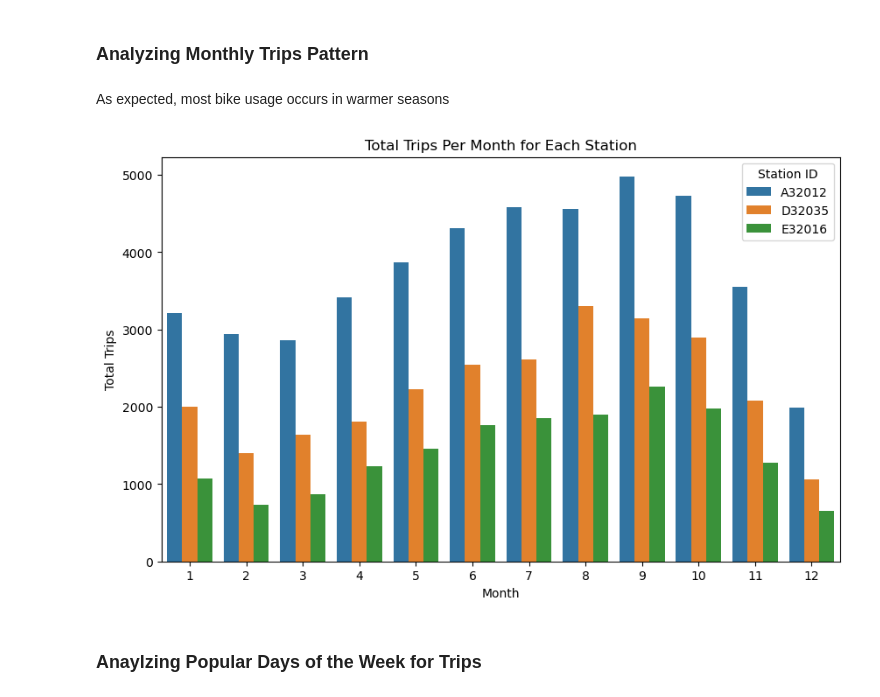
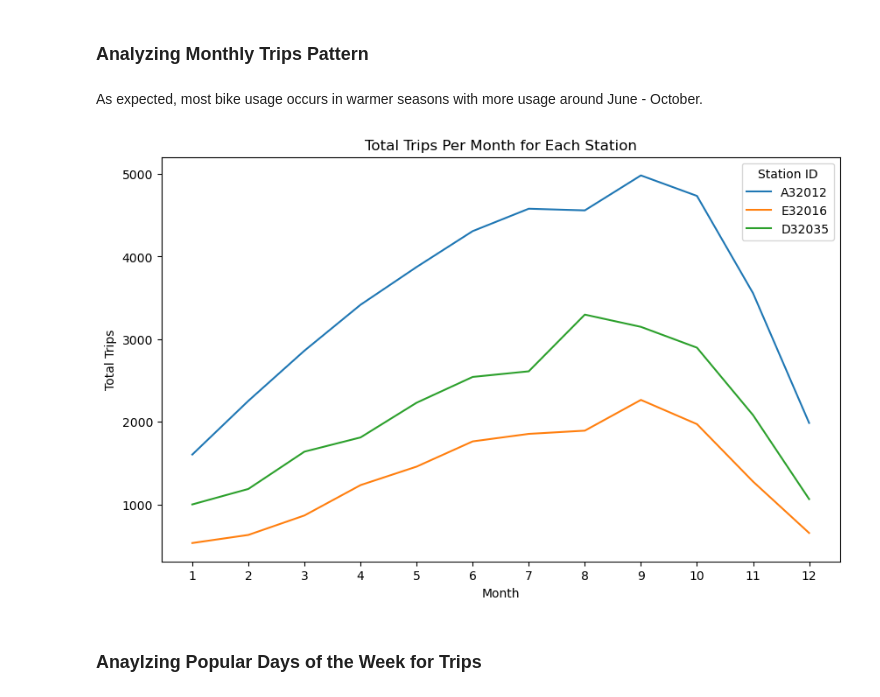
Before and after one commit to jamesyoung-15/Bluebikes-Availability-Predictor, a Jupyter notebook: notebook/notebook-v2.ipynb, the cells around one changed output. Cells and saved outputs as stored; diff of their text form; code cells hidden in the pictures.

```diff
--- a/notebook/notebook-v2.ipynb
+++ b/notebook/notebook-v2.ipynb
@@ -22,15 +22,19 @@ Trip data consists of all Bluebike trips from Dec. 2023 to Jan. 2025.
 
 data_path = './trip_data'
 
-# trip data range, currently using 2023 Dec to 2025 Jan
+# trip data range, currently using Jan 2024 to 2025 Jan
 start_year = 2024
 end_year = 2025
 start_month = 1
-end_month = 1
+end_month = 2
 start_date = datetime(start_year, start_month, 1)
 end_date = datetime(end_year, end_month, 1)
 current_date = start_date
 
+# init variables
+station_ids = ['A32012', 'E32016', 'D32035']
+time_interval = "60min"
+
 # weather csv filename
 weather_csv = f"{start_date.strftime('%Y%m%d')}-{datetime(end_date.year, end_month+1, 1).strftime('%Y%m%d')}-weather-data.csv"
 # %%
@@ -73,8 +77,8 @@ weather_df = weather_df.rename(columns={
 # convert time to datetime
 weather_df['time'] = pd.to_datetime(weather_df['time'])
 
-# interpolate weather data to 15 min intervals
-weather_df_interpolated = weather_df.set_index('time').resample('15min').interpolate(method="nearest")
+# interpolate weather data to intervals
+weather_df_interpolated = weather_df.set_index('time').resample(time_interval).interpolate(method="nearest")
 # round temperature to int
 weather_df_interpolated['temperature'] = weather_df_interpolated['temperature'].round(0)
 
@@ -82,10 +86,10 @@ weather_df_interpolated['temperature'] = weather_df_interpolated['temperature'].
 # reset index
 weather_df_interpolated = weather_df_interpolated.reset_index()
 
-# drop Feb 1 2025 data
-weather_df_interpolated = weather_df_interpolated[weather_df_interpolated['time'].dt.date != datetime(2025, 2, 1).date()]
+# drop end_month, 1, 2025 data
+weather_df_interpolated = weather_df_interpolated[weather_df_interpolated['time'].dt.date != datetime(2025, end_month+1, 1).date()]
 
 
-weather_df_interpolated
+weather_df_interpolated.tail()
 # %% [output]
 |  | time | temperature | precipitation |
@@ -204,13 +201,10 @@ My approach is to calculate the departures and arrivals for each station in 15 m
 # %% [markdown]
 ### Initialize Dataframe with Time Intervals and Temporal Features
 # %%
-# init variables
-time_interval = '15min'
-station_ids = ['A32012', 'E32016', 'D32035']
-
-# create df w/ 15 min intervals
+# create df w/ intervals
+end_day = 28 if end_month == 2 else 30 if end_month in [4, 6, 9, 11] else 31
 start_time = datetime(2024, 1, 1, 0, 0)
-end_time = datetime(2025, 1, 31, 23, 45)
+end_time = datetime(2025, end_month, end_day, 23, 45)
 time_range = pd.date_range(start=start_time, end=end_time, freq=time_interval)
 
 base_df = pd.DataFrame([(time, station) for time in time_range for station in station_ids],
@@ -221,6 +215,7 @@ base_df["hour"] = base_df["time"].dt.hour
 base_df["minute"] = base_df["time"].dt.minute
 base_df["day_of_week"] = base_df["time"].dt.dayofweek  # Mon=0, Tues=1,...,Sun=6
 base_df["month"] = base_df["time"].dt.month
+base_df["year"] = base_df["time"].dt.year
 
-base_df.head(9)
+base_df.head(12)
 # %% [output]
@@ -311,21 +310,24 @@ Below I will do some basic trip data inspection where I will looking through dat
 # %% [markdown]
 ### Analyzing Monthly Trips Pattern
 # %% [markdown]
-As expected, most bike usage occurs in warmer seasons
+As expected, most bike usage occurs in warmer seasons with more usage around June - October.
 # %%
-# Group by month and station
-monthly_trips = base_df.groupby(["month", "station_id"])["total_trips"].sum().reset_index()
+# Group by month and station, sum total trips by month and year first then get average total trips per month
+monthly_trips = base_df.groupby(["year","month", "station_id"])["total_trips"].sum().reset_index().groupby(["month","station_id"])["total_trips"].mean().reset_index()
 
 # Plot total trips per month for each station
 plt.figure(figsize=(10, 6))
-sns.barplot(data=monthly_trips, x="month", y="total_trips", hue="station_id")
+# sns.barplot(data=monthly_trips, x="month", y="total_trips", hue="station_id")
+for station in station_ids:
+    plt.plot(monthly_trips[monthly_trips["station_id"] == station]["month"], monthly_trips[monthly_trips["station_id"] == station]["total_trips"], label=station)
 plt.title("Total Trips Per Month for Each Station")
 plt.xlabel("Month")
+plt.xticks(range(1, 13))
 plt.ylabel("Total Trips")
 plt.legend(title="Station ID")
 plt.show()
 # %% [output]
-[figure, old version]
+[figure, new version]
 # %% [markdown]
 ### Anaylzing Popular Days of the Week for Trips
 # %% [markdown]
```
Also changed, not shown: parts of 30 cells of this notebook.
